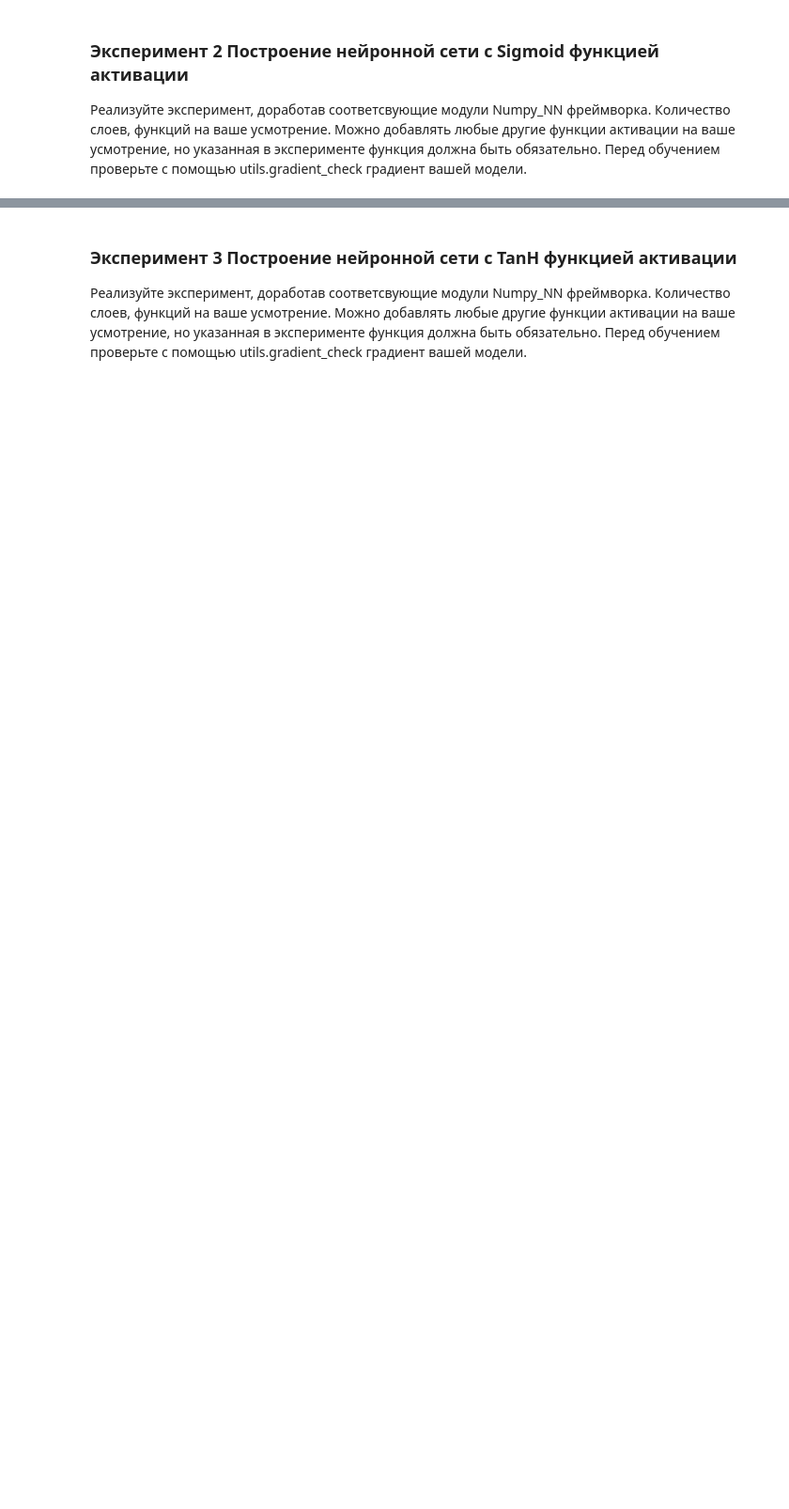
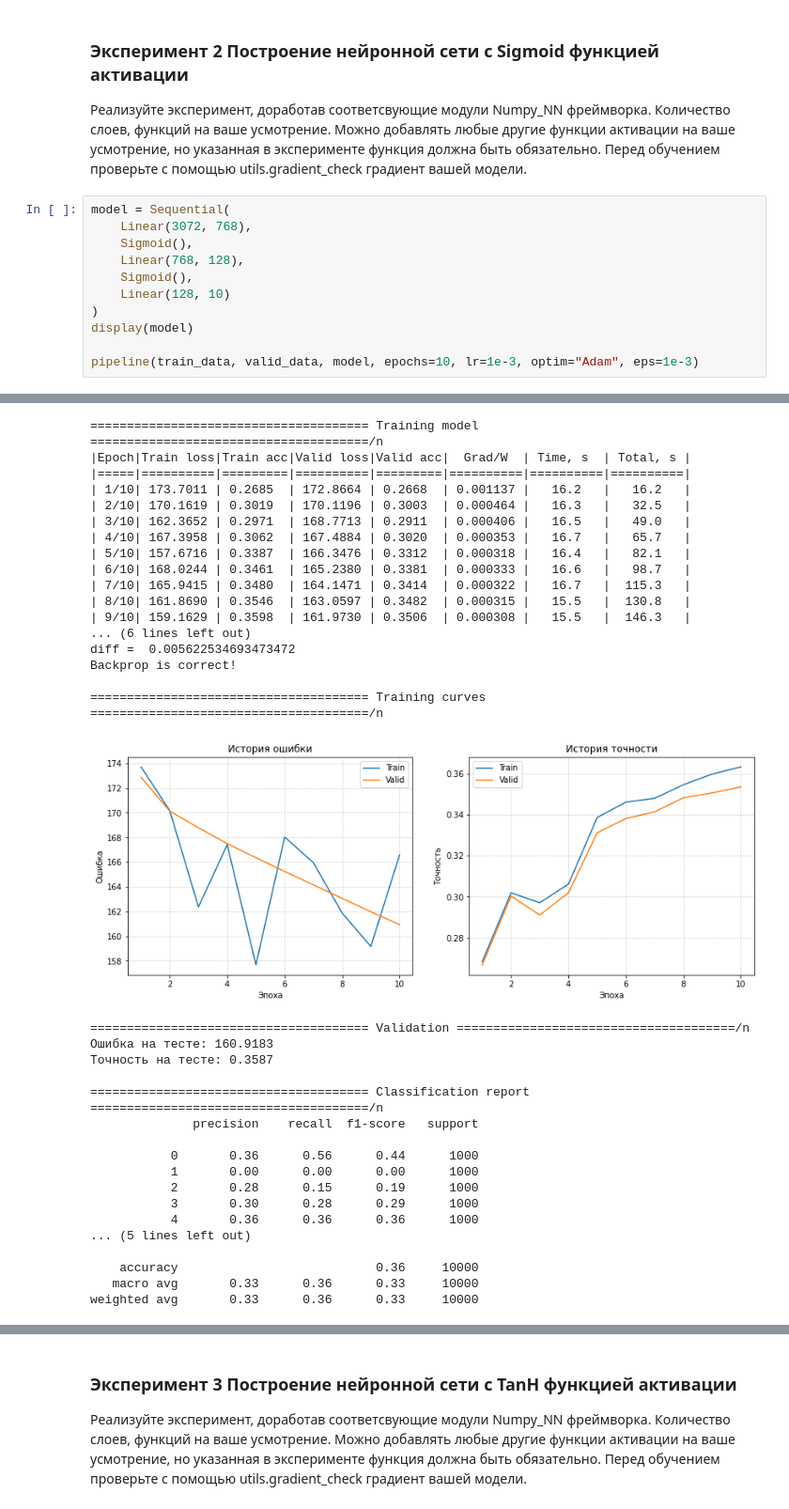
Before and after one commit to vladimir-laz/Numpy-NN-Framework-hw, a Jupyter notebook: numpy_neural_net_HW.ipynb, the cells around one changed output, grey strips where cells are left out. Shown at 94% size. Drawn from its saved outputs; the diff is of its cells as text; blank space fills up the shorter version.

```diff
--- a/numpy_neural_net_HW.ipynb
+++ b/numpy_neural_net_HW.ipynb
@@ -38,3 +418,15 @@ import nn, dataset, optimization, training
 ### Эксперимент 2 Построение нейронной сети с Sigmoid функцией активации
 
 Реализуйте эксперимент, доработав соответсвующие модули Numpy_NN фреймворка. Количество слоев, функций на ваше усмотрение. Можно добавлять любые другие функции активации на ваше усмотрение, но указанная в эксперименте функция должна быть обязательно. Перед обучением проверьте с помощью utils.gradient_check градиент вашей модели.
+# %%
+model = Sequential(
+    Linear(3072, 768),
+    Sigmoid(),
+    Linear(768, 128),
+    Sigmoid(),
+    Linear(128, 10)
+)
+display(model)
+
+pipeline(train_data, valid_data, model, epochs=10, lr=1e-3, optim="Adam", eps=1e-3)
+# %% [output]
@@ -40,0 +440,35 @@ import nn, dataset, optimization, training
+====================================== Training model ======================================/n
+|Epoch|Train loss|Train acc|Valid loss|Valid acc|  Grad/W  | Time, s  | Total, s |
+|=====|==========|=========|==========|=========|==========|==========|==========|
+| 1/10| 173.7011 | 0.2685  | 172.8664 | 0.2668  | 0.001137 |   16.2   |   16.2   |
+| 2/10| 170.1619 | 0.3019  | 170.1196 | 0.3003  | 0.000464 |   16.3   |   32.5   |
+| 3/10| 162.3652 | 0.2971  | 168.7713 | 0.2911  | 0.000406 |   16.5   |   49.0   |
+| 4/10| 167.3958 | 0.3062  | 167.4884 | 0.3020  | 0.000353 |   16.7   |   65.7   |
+| 5/10| 157.6716 | 0.3387  | 166.3476 | 0.3312  | 0.000318 |   16.4   |   82.1   |
+| 6/10| 168.0244 | 0.3461  | 165.2380 | 0.3381  | 0.000333 |   16.6   |   98.7   |
+| 7/10| 165.9415 | 0.3480  | 164.1471 | 0.3414  | 0.000322 |   16.7   |  115.3   |
+| 8/10| 161.8690 | 0.3546  | 163.0597 | 0.3482  | 0.000315 |   15.5   |  130.8   |
+| 9/10| 159.1629 | 0.3598  | 161.9730 | 0.3506  | 0.000308 |   15.5   |  146.3   |
+... (6 lines left out)
+diff =  0.005622534693473472
+Backprop is correct!
+
+====================================== Training curves ======================================/n
+[figure, added]
+====================================== Validation ======================================/n
+Ошибка на тесте: 160.9183
+Точность на тесте: 0.3587
+
+====================================== Classification report ======================================/n
+              precision    recall  f1-score   support
+
+           0       0.36      0.56      0.44      1000
+           1       0.00      0.00      0.00      1000
+           2       0.28      0.15      0.19      1000
+           3       0.30      0.28      0.29      1000
+           4       0.36      0.36      0.36      1000
+... (5 lines left out)
+
+    accuracy                           0.36     10000
+   macro avg       0.33      0.36      0.33     10000
+weighted avg       0.33      0.36      0.33     10000
```
Also changed, not shown: parts of 91 cells of this notebook, 13 other files.
